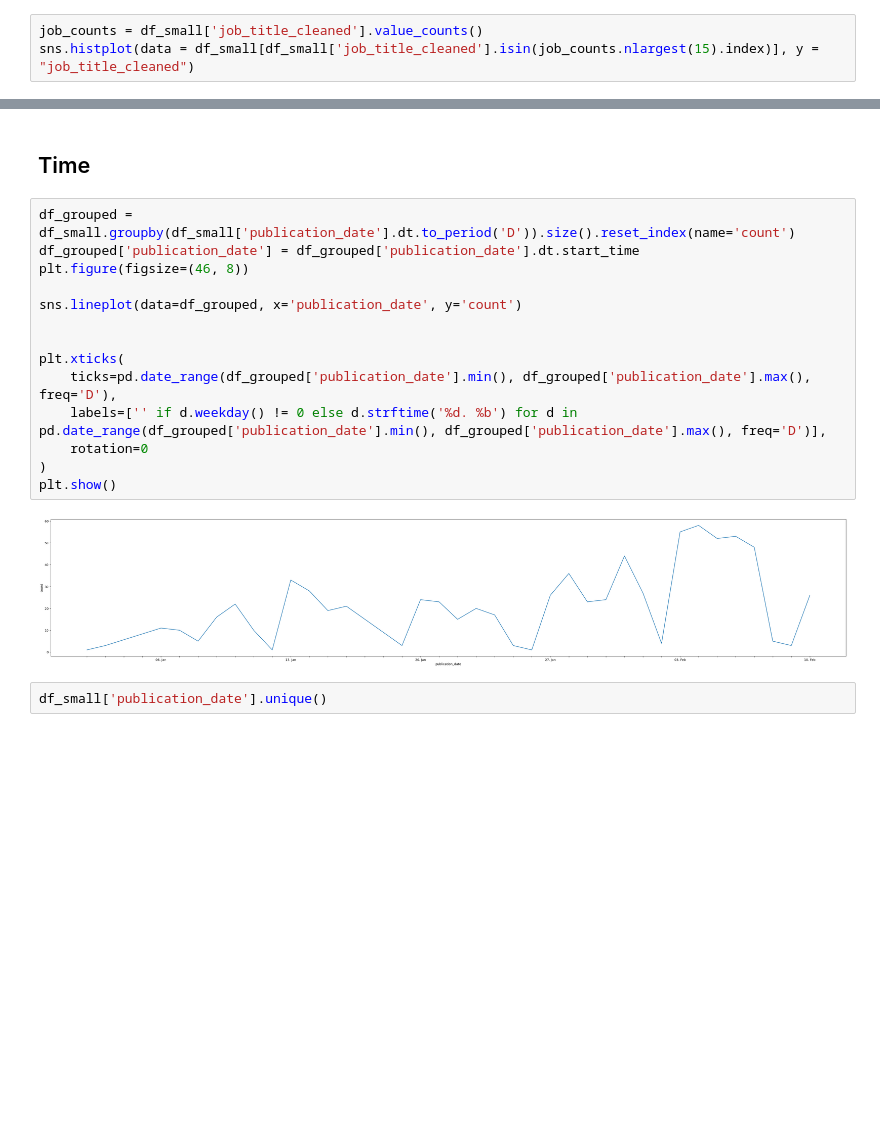
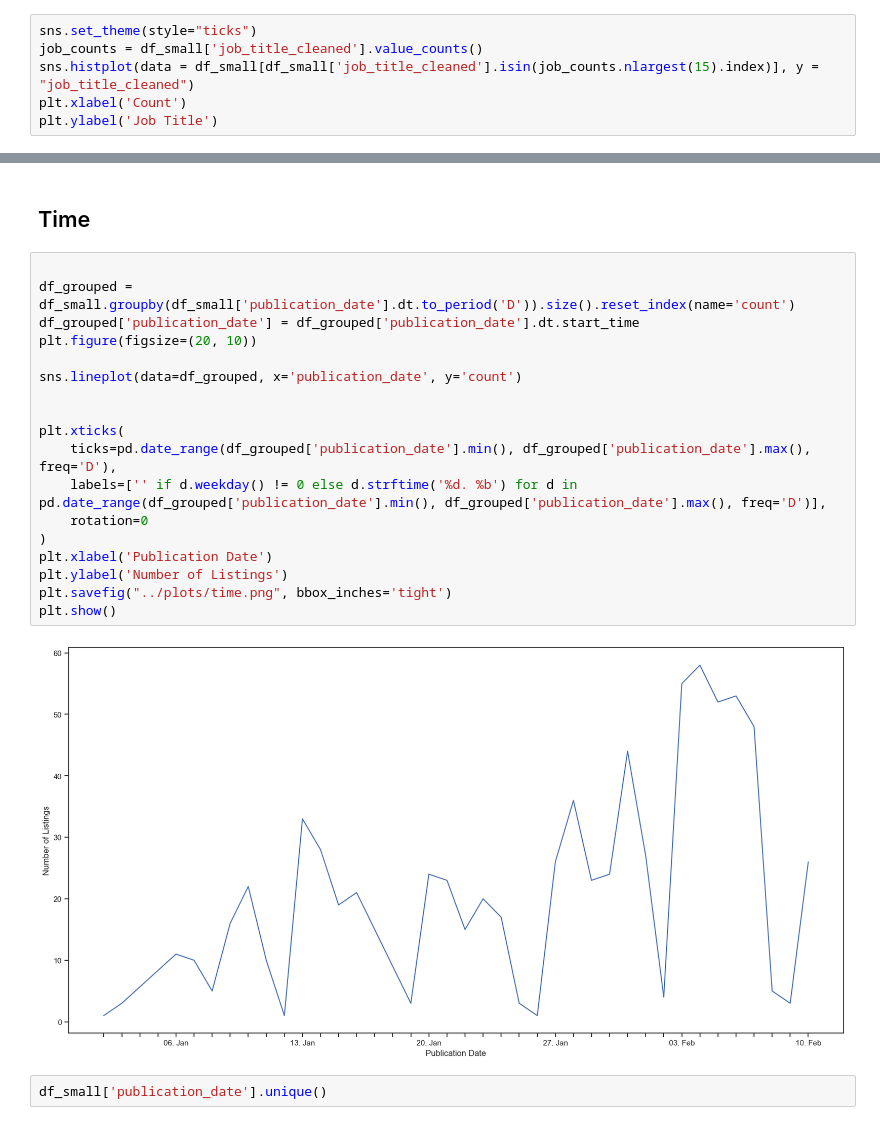
Before and after one commit to TomWartm/ITJobsCH, a Jupyter notebook: src/analysis.ipynb, the cells around one changed output, grey strips where cells are left out. Saved outputs shown, nothing was run; the diff lists cells and outputs as text; blank space fills up the shorter version.

```diff
--- a/src/analysis.ipynb
+++ b/src/analysis.ipynb
@@ -156,6 +156,9 @@ memory usage: 148.0+ KB
 # %% [markdown]
 ## Job title
 # %%
+sns.set_theme(style="ticks")
 job_counts = df_small['job_title_cleaned'].value_counts()
 sns.histplot(data = df_small[df_small['job_title_cleaned'].isin(job_counts.nlargest(15).index)], y = "job_title_cleaned")
+plt.xlabel('Count')
+plt.ylabel('Job Title')
 # %% [output]
@@ -207,21 +225,25 @@ df_small.groupby(["career_stage_cleaned" ])["max_years"].describe()
 # %% [markdown]
 ## Time
 # %%
+
 df_grouped = df_small.groupby(df_small['publication_date'].dt.to_period('D')).size().reset_index(name='count')
 df_grouped['publication_date'] = df_grouped['publication_date'].dt.start_time
-plt.figure(figsize=(46, 8))
+plt.figure(figsize=(20, 10))
 
 sns.lineplot(data=df_grouped, x='publication_date', y='count')
 
 
 plt.xticks(
     ticks=pd.date_range(df_grouped['publication_date'].min(), df_grouped['publication_date'].max(), freq='D'),
     labels=['' if d.weekday() != 0 else d.strftime('%d. %b') for d in pd.date_range(df_grouped['publication_date'].min(), df_grouped['publication_date'].max(), freq='D')],
     rotation=0
 )
+plt.xlabel('Publication Date')
+plt.ylabel('Number of Listings')
+plt.savefig("../plots/time.png", bbox_inches='tight')
 plt.show()
 # %% [output]
-[figure, old version]
+[figure, new version]
 # %%
 df_small['publication_date'].unique()
 # %% [output]
```
Also changed, not shown: parts of 14 cells of this notebook, 10 other files.
